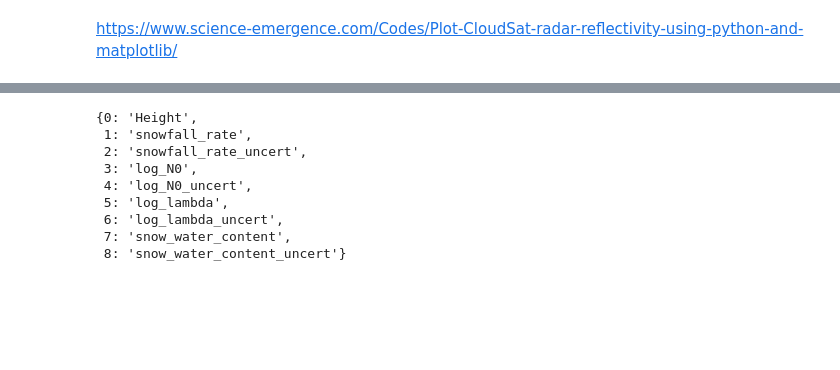
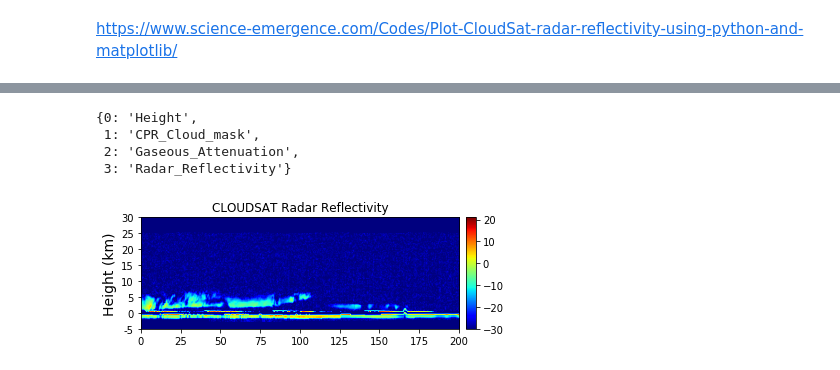
Before and after one commit to franzihe/research_Haukeli, a Jupyter notebook: CloudSat/plt_radar_refl.ipynb, the cells around one changed output, grey strips where cells are left out. Drawn from its saved outputs; the diff is of its cells as text; code cells hidden in the pictures; blank space fills up the shorter version.

Commit message:
plots profile for 2 deg around Haukeli

```diff
--- a/CloudSat/plt_radar_refl.ipynb
+++ b/CloudSat/plt_radar_refl.ipynb
@@ -61,7 +91,7 @@ f.close()
 # %%
 #---------- Read HDF Files ----------#
 
-cpr_2b_geoprof = SD(targetfolder+'2016358111138_56684_CS_2C-SNOW-PROFILE_GRANULE_P_R04_E06.hdf', SDC.READ)
+cpr_2b_geoprof = SD(targetfolder+'%s_CS_2B-%s_GRANULE_%s_R04_E06.hdf' %(day,file,processing), SDC.READ)
 datasets_dic = cpr_2b_geoprof.datasets()
 
 sds_dic = {}
@@ -70,21 +100,45 @@ for key, value in datasets_dic.items():
 pprint.pprint( sds_dic)
 # %% [output]
 {0: 'Height',
- 1: 'snowfall_rate',
- 2: 'snowfall_rate_uncert',
- 3: 'log_N0',
- 4: 'log_N0_uncert',
- 5: 'log_lambda',
- 6: 'log_lambda_uncert',
- 7: 'snow_water_content',
- 8: 'snow_water_content_uncert'}
+ 1: 'CPR_Cloud_mask',
+ 2: 'Gaseous_Attenuation',
+ 3: 'Radar_Reflectivity'}
 # %%
 cpr_2b_geoprof_height = cpr_2b_geoprof.select('Height')
-#cpr_2b_geoprof_cloud_mask = cpr_2b_geoprof.select('CPR_Cloud_mask')
-#cpr_2b_geoprof_radar_reflectivity = cpr_2b_geoprof.select('Radar_Reflectivity')
-cpr_2b_geoprof_snow_water_content = cpr_2b_geoprof.select('snow_water_content')
+cpr_2b_geoprof_cloud_mask = cpr_2b_geoprof.select('CPR_Cloud_mask')
+cpr_2b_geoprof_radar_reflectivity = cpr_2b_geoprof.select('Radar_Reflectivity')
+#cpr_2b_geoprof_snow_water_content = cpr_2b_geoprof.select('snow_water_content')
 
 cpr_2b_geoprof_height_data = cpr_2b_geoprof_height.get()
-#cpr_2b_geoprof_cloud_mask_data = cpr_2b_geoprof_cloud_mask.get()
-#cpr_2b_geoprof_radar_reflectivity_data = cpr_2b_geoprof_radar_reflectivity.get()
-cpr_2b_geoprof_snow_water_content_data = cpr_2b_geoprof_snow_water_content.get()
+cpr_2b_geoprof_cloud_mask_data = cpr_2b_geoprof_cloud_mask.get()
+cpr_2b_geoprof_radar_reflectivity_data = cpr_2b_geoprof_radar_reflectivity.get()
+#cpr_2b_geoprof_snow_water_content_data = cpr_2b_geoprof_snow_water_content.get()
+# %%
+fillvalue = 15360
+missing = -8888
+
+img = np.zeros((800,125))
+img.fill(-30)
+
+for i in np.arange(800):
+    for j in np.arange(125):
+        k = int( 125 * (cpr_2b_geoprof_height_data[i,j] + 5000) / 35000 )
+        if cpr_2b_geoprof_radar_reflectivity_data[i,j] > -3000 and \
+                   cpr_2b_geoprof_radar_reflectivity_data[i,j] < 2100:
+            img[i,k] = cpr_2b_geoprof_radar_reflectivity_data[i,j] / 100
+
+ax = plt.subplot(111)
+im = ax.imshow(img.T, interpolation='bilinear', cmap=cm.jet, origin='lower', extent=[0,200,-10,60])
+
+plt.title( 'CLOUDSAT Radar Reflectivity' )
+
+plt.ylabel('Height (km)',fontsize=14)
+pylab.yticks([-10,0,10,20,30,40,50,60], [-5,0,5,10,15,20,25,30])
+divider = make_axes_locatable(ax)
+cax = divider.append_axes("right", size="3%", pad=0.10)
+plt.colorbar(im, cax=cax)
+
+#plt.savefig("cloudsat_radar_reflectivity.png")
+plt.show()
+# %% [output]
+[figure, added]
```
Also changed, not shown: parts of 16 cells of this notebook.
